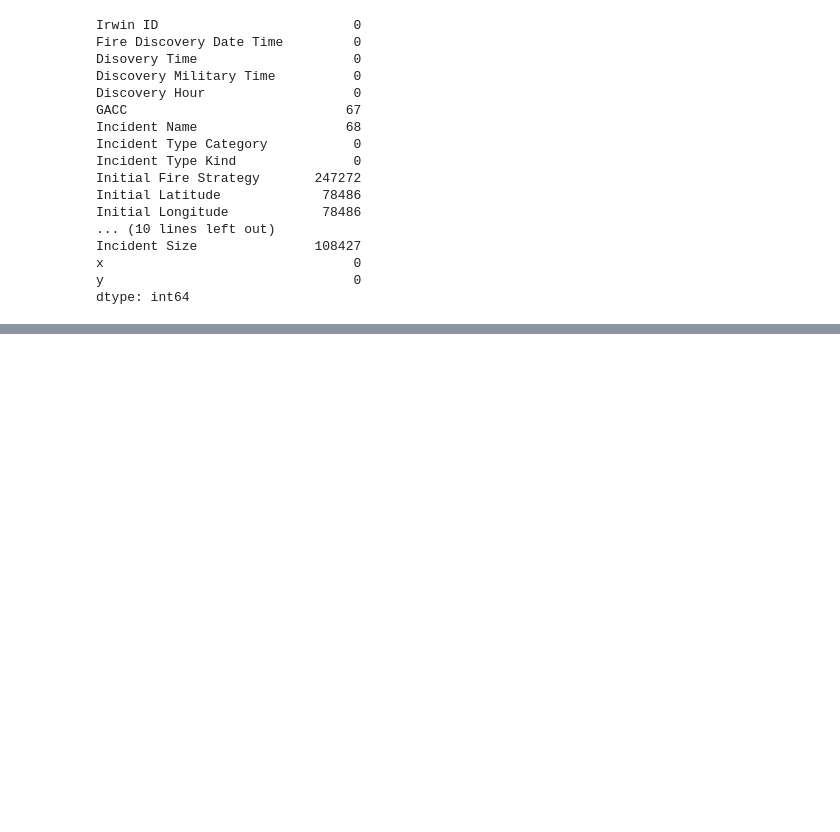
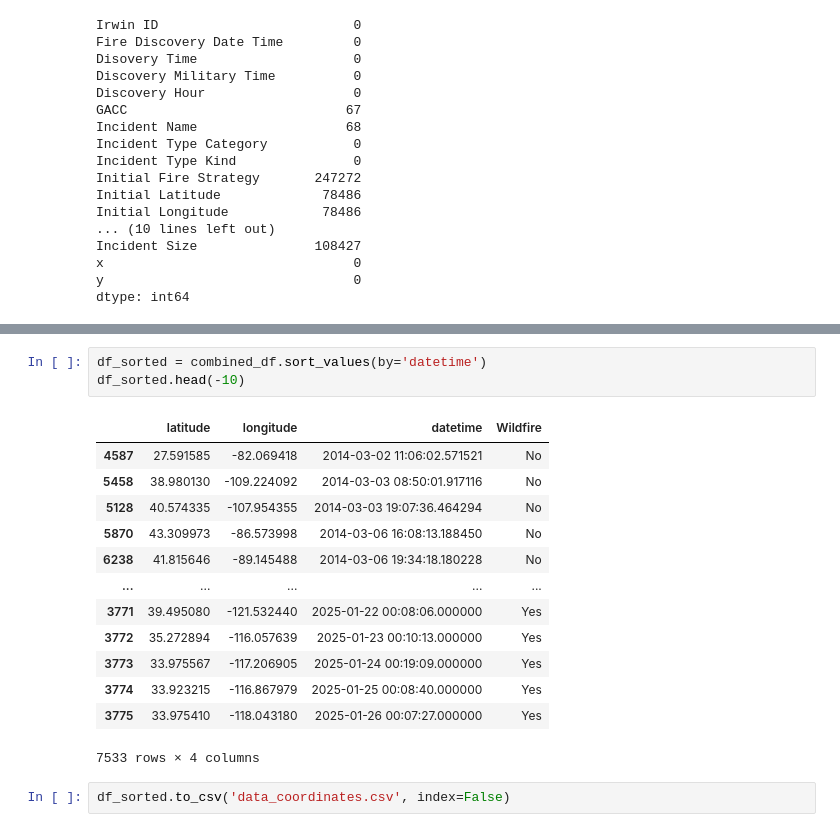
Before and after one commit to ShauryaMathur/inferno-tactix, a Jupyter notebook: coordinate_picker.ipynb, the cells around one changed output, grey strips where cells are left out. Cells and saved outputs as stored; diff of their text form; blank space fills up the shorter version.

```diff
--- a/coordinate_picker.ipynb
+++ b/coordinate_picker.ipynb
@@ -142,0 +408,19 @@ unique_df.shape
+# %%
+df_sorted = combined_df.sort_values(by='datetime')
+df_sorted.head(-10)
+# %% [output]
+|  | latitude | longitude | datetime | Wildfire |
+| 4587 | 27.591585 | -82.069418 | 2014-03-02 11:06:02.571521 | No |
+| 5458 | 38.980130 | -109.224092 | 2014-03-03 08:50:01.917116 | No |
+| 5128 | 40.574335 | -107.954355 | 2014-03-03 19:07:36.464294 | No |
+| 5870 | 43.309973 | -86.573998 | 2014-03-06 16:08:13.188450 | No |
+| 6238 | 41.815646 | -89.145488 | 2014-03-06 19:34:18.180228 | No |
+| ... | ... | ... | ... | ... |
+| 3771 | 39.495080 | -121.532440 | 2025-01-22 00:08:06.000000 | Yes |
+| 3772 | 35.272894 | -116.057639 | 2025-01-23 00:10:13.000000 | Yes |
+| 3773 | 33.975567 | -117.206905 | 2025-01-24 00:19:09.000000 | Yes |
+| 3774 | 33.923215 | -116.867979 | 2025-01-25 00:08:40.000000 | Yes |
+| 3775 | 33.975410 | -118.043180 | 2025-01-26 00:07:27.000000 | Yes |
+7533 rows × 4 columns
+# %%
+df_sorted.to_csv('data_coordinates.csv', index=False)
```
Also changed, not shown: parts of 33 cells of this notebook, 25 other files.
